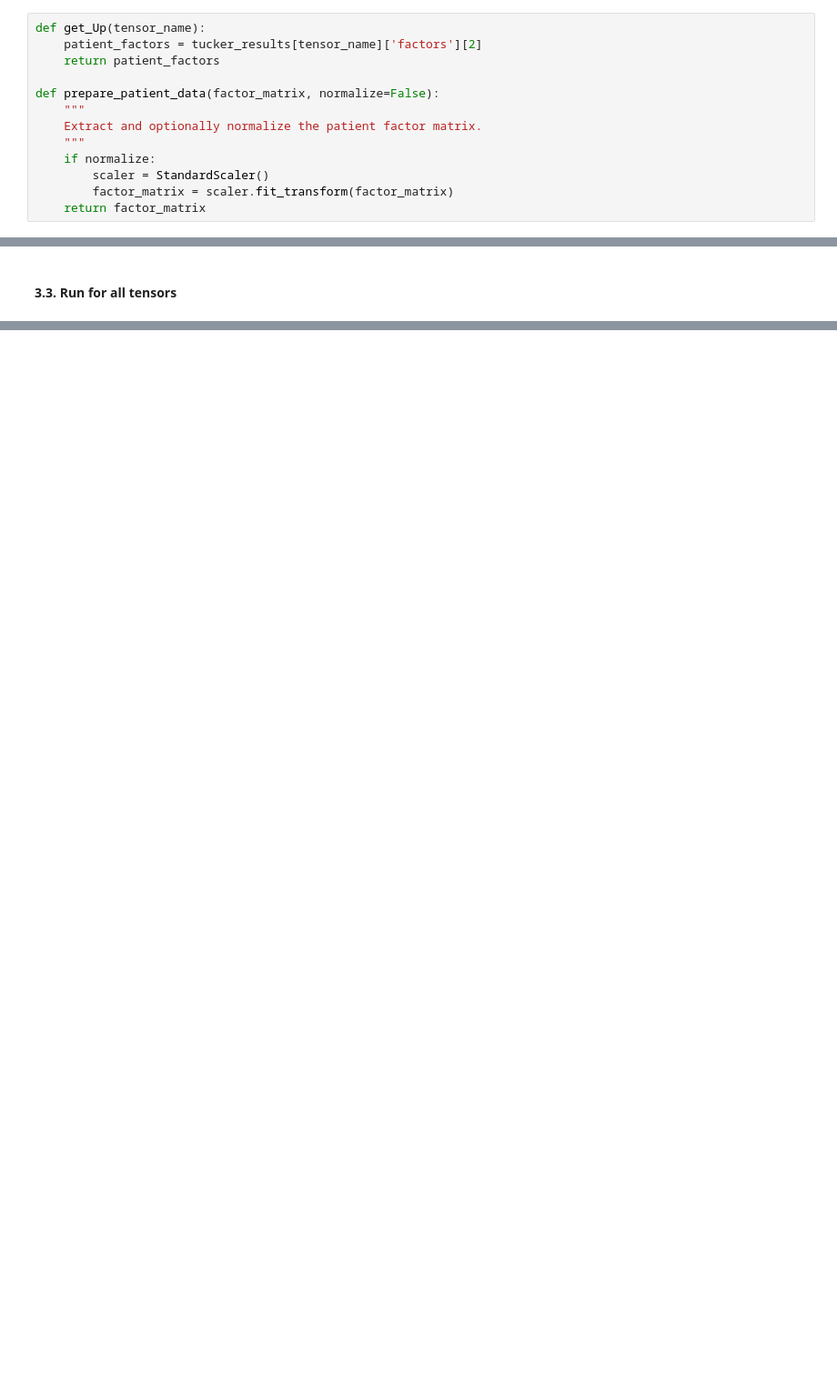
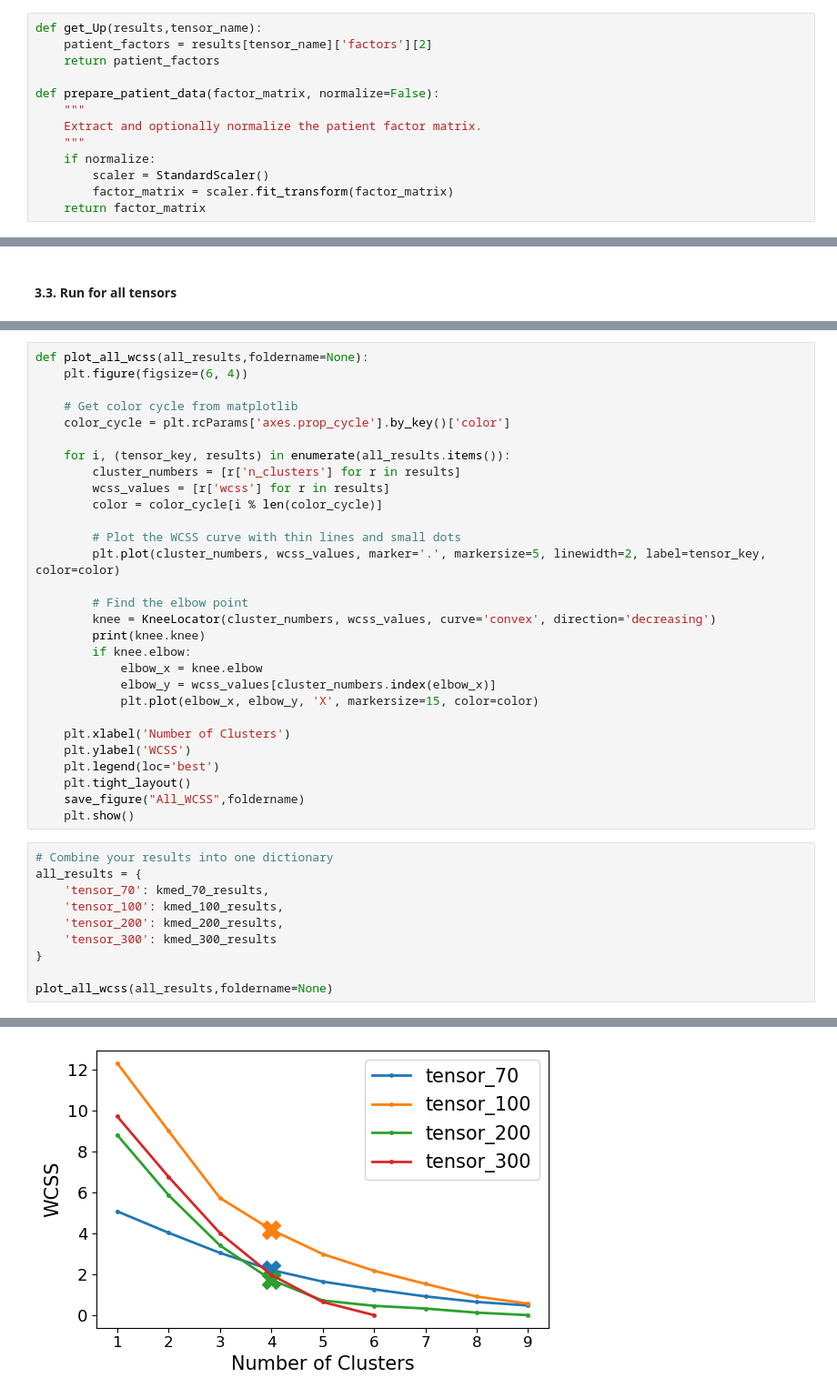
Before and after one commit to pablovadillo/Tensordecomposition, a Jupyter notebook: Tucker_clustering.ipynb, the cells around one changed output, grey strips where cells are left out. Shown at 91% size. Drawn from its saved outputs; the diff is of its cells as text; blank space fills up the shorter version.

```diff
--- a/Tucker_clustering.ipynb
+++ b/Tucker_clustering.ipynb
@@ -84,8 +89,8 @@ for i, (tensor, rank,name) in enumerate(zip(tensors, ranks, tensor_names)):
 ### 2. Choose dimensions to cluster and prepare data
 We want to cluster patients so we will use `factors[2]` $ = U_p$.
 # %%
-def get_Up(tensor_name):
-    patient_factors = tucker_results[tensor_name]['factors'][2]
+def get_Up(results,tensor_name):
+    patient_factors = results[tensor_name]['factors'][2]
     return patient_factors
 
 def prepare_patient_data(factor_matrix, normalize=False):
@@ -200,0 +356,40 @@ kmed_300 = run_clustering_pipeline_on_tensor('tensor_300', pat_list_300,normaliz
+# %%
+def plot_all_wcss(all_results,foldername=None):
+    plt.figure(figsize=(6, 4))
+
+    # Get color cycle from matplotlib
+    color_cycle = plt.rcParams['axes.prop_cycle'].by_key()['color']
+
+    for i, (tensor_key, results) in enumerate(all_results.items()):
+        cluster_numbers = [r['n_clusters'] for r in results]
+        wcss_values = [r['wcss'] for r in results]
+        color = color_cycle[i % len(color_cycle)]
+
+        # Plot the WCSS curve with thin lines and small dots
+        plt.plot(cluster_numbers, wcss_values, marker='.', markersize=5, linewidth=2, label=tensor_key, color=color)
+
+        # Find the elbow point
+        knee = KneeLocator(cluster_numbers, wcss_values, curve='convex', direction='decreasing')
+        print(knee.knee)
+        if knee.elbow:
+            elbow_x = knee.elbow
+            elbow_y = wcss_values[cluster_numbers.index(elbow_x)]
+            plt.plot(elbow_x, elbow_y, 'X', markersize=15, color=color)
+
+    plt.xlabel('Number of Clusters')
+    plt.ylabel('WCSS')
+    plt.legend(loc='best')
+    plt.tight_layout()
+    save_figure("All_WCSS",foldername)
+    plt.show()
+# %%
+# Combine your results into one dictionary
+all_results = {
+    'tensor_70': kmed_70_results,
+    'tensor_100': kmed_100_results,
+    'tensor_200': kmed_200_results,
+    'tensor_300': kmed_300_results
+}
+
+plot_all_wcss(all_results,foldername=None)
+# %% [output]
@@ -200,0 +400 @@ kmed_300 = run_clustering_pipeline_on_tensor('tensor_300', pat_list_300,normaliz
+[figure, added]
```
Also changed, not shown: parts of 41 cells of this notebook.
